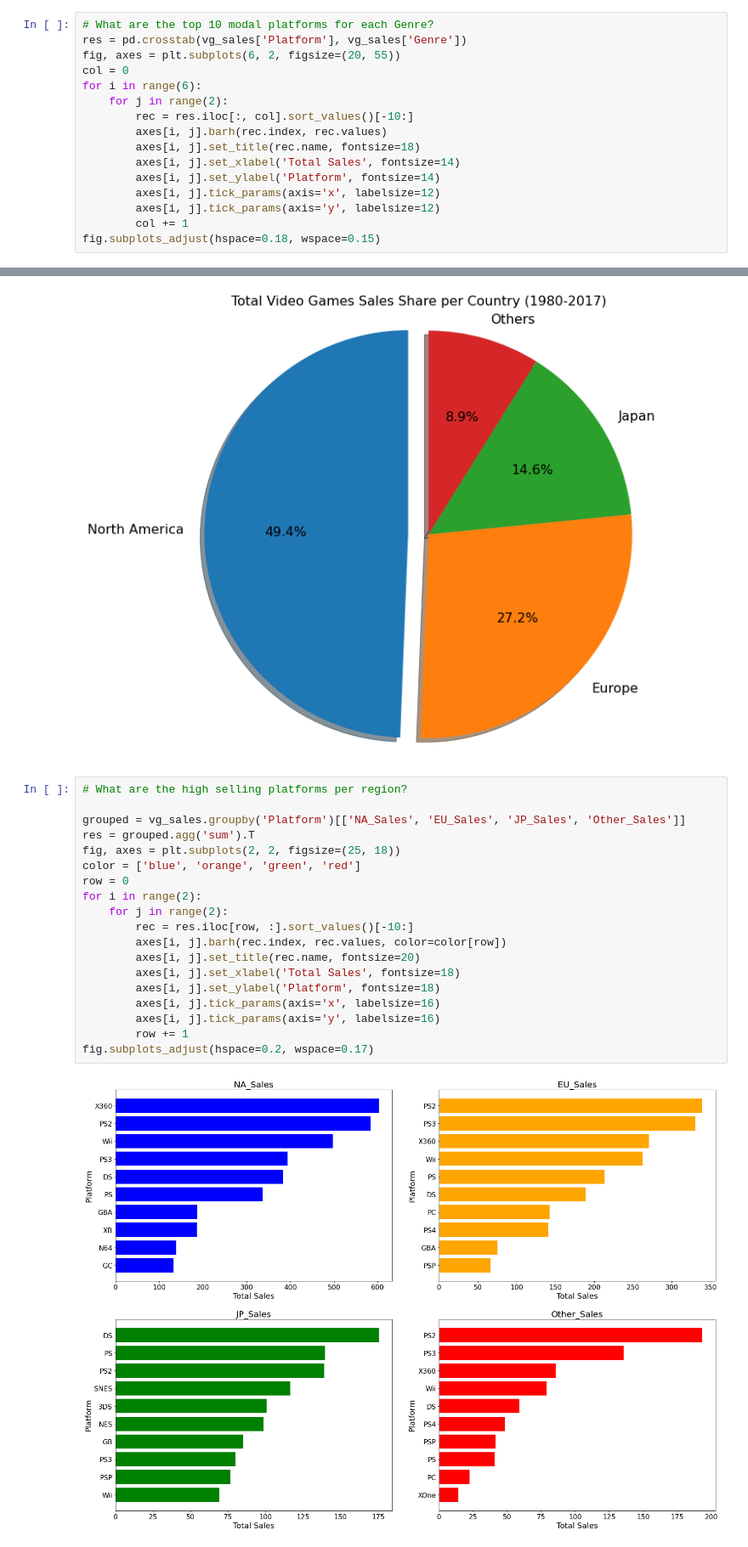
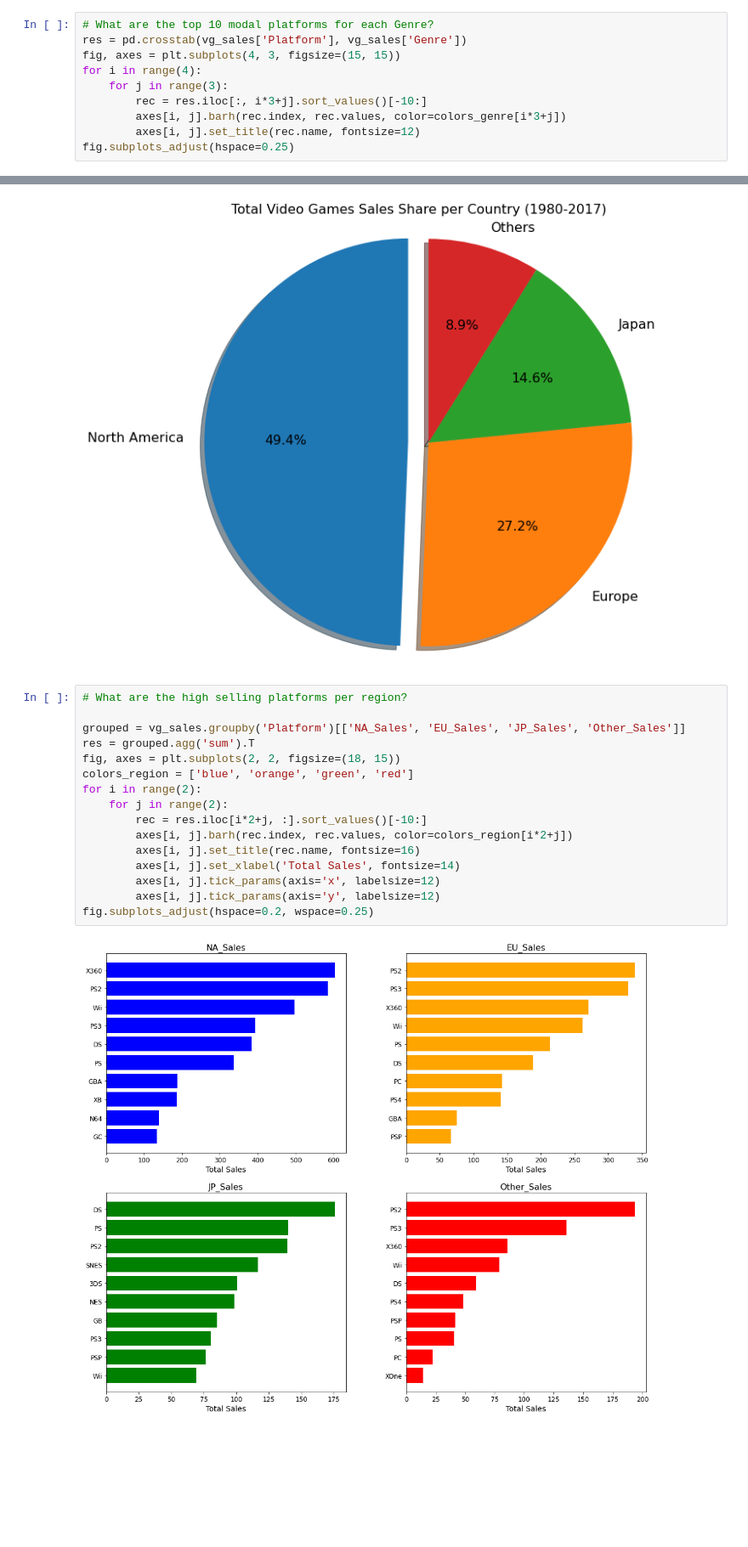
Before and after one commit to fvea/exploratory-data-analysis-video-games-sales, a Jupyter notebook: EDA on Video Games Sales.ipynb, the cells around one changed output, grey strips where cells are left out. Shown at 85% size. Cells and saved outputs as stored; diff of their text form; blank space fills up the shorter version.

```diff
--- a/EDA on Video Games Sales.ipynb
+++ b/EDA on Video Games Sales.ipynb
@@ -166,17 +167,11 @@ axes[1].tick_params(axis='y', labelsize=14)
 # %%
 # What are the top 10 modal platforms for each Genre?
 res = pd.crosstab(vg_sales['Platform'], vg_sales['Genre'])
-fig, axes = plt.subplots(6, 2, figsize=(20, 55))
-col = 0
-for i in range(6):
-    for j in range(2):
-        rec = res.iloc[:, col].sort_values()[-10:]
-        axes[i, j].barh(rec.index, rec.values)
-        axes[i, j].set_title(rec.name, fontsize=18)
-        axes[i, j].set_xlabel('Total Sales', fontsize=14)
-        axes[i, j].set_ylabel('Platform', fontsize=14)
-        axes[i, j].tick_params(axis='x', labelsize=12)
-        axes[i, j].tick_params(axis='y', labelsize=12)
-        col += 1
-fig.subplots_adjust(hspace=0.18, wspace=0.15)
+fig, axes = plt.subplots(4, 3, figsize=(15, 15))
+for i in range(4):
+    for j in range(3):
+        rec = res.iloc[:, i*3+j].sort_values()[-10:]
+        axes[i, j].barh(rec.index, rec.values, color=colors_genre[i*3+j])
+        axes[i, j].set_title(rec.name, fontsize=12)
+fig.subplots_adjust(hspace=0.25)
 # %% [output]
@@ -199,23 +194,20 @@ plt.show()
 # %%
 # What are the high selling platforms per region?
 
 grouped = vg_sales.groupby('Platform')[['NA_Sales', 'EU_Sales', 'JP_Sales', 'Other_Sales']]
 res = grouped.agg('sum').T
-fig, axes = plt.subplots(2, 2, figsize=(25, 18))
-color = ['blue', 'orange', 'green', 'red']
-row = 0
+fig, axes = plt.subplots(2, 2, figsize=(18, 15))
+colors_region = ['blue', 'orange', 'green', 'red']
 for i in range(2):
     for j in range(2):
-        rec = res.iloc[row, :].sort_values()[-10:]
-        axes[i, j].barh(rec.index, rec.values, color=color[row])
-        axes[i, j].set_title(rec.name, fontsize=20)
-        axes[i, j].set_xlabel('Total Sales', fontsize=18)
-        axes[i, j].set_ylabel('Platform', fontsize=18)
-        axes[i, j].tick_params(axis='x', labelsize=16)
-        axes[i, j].tick_params(axis='y', labelsize=16)
-        row += 1
-fig.subplots_adjust(hspace=0.2, wspace=0.17)
+        rec = res.iloc[i*2+j, :].sort_values()[-10:]
+        axes[i, j].barh(rec.index, rec.values, color=colors_region[i*2+j])
+        axes[i, j].set_title(rec.name, fontsize=16)
+        axes[i, j].set_xlabel('Total Sales', fontsize=14)
+        axes[i, j].tick_params(axis='x', labelsize=12)
+        axes[i, j].tick_params(axis='y', labelsize=12)
+fig.subplots_adjust(hspace=0.2, wspace=0.25)
 # %% [output]
-[figure, old version]
+[figure, new version]
 # %%
 # What is the highest selling genre per region?
```
Also changed, not shown: parts of 10 cells of this notebook.
